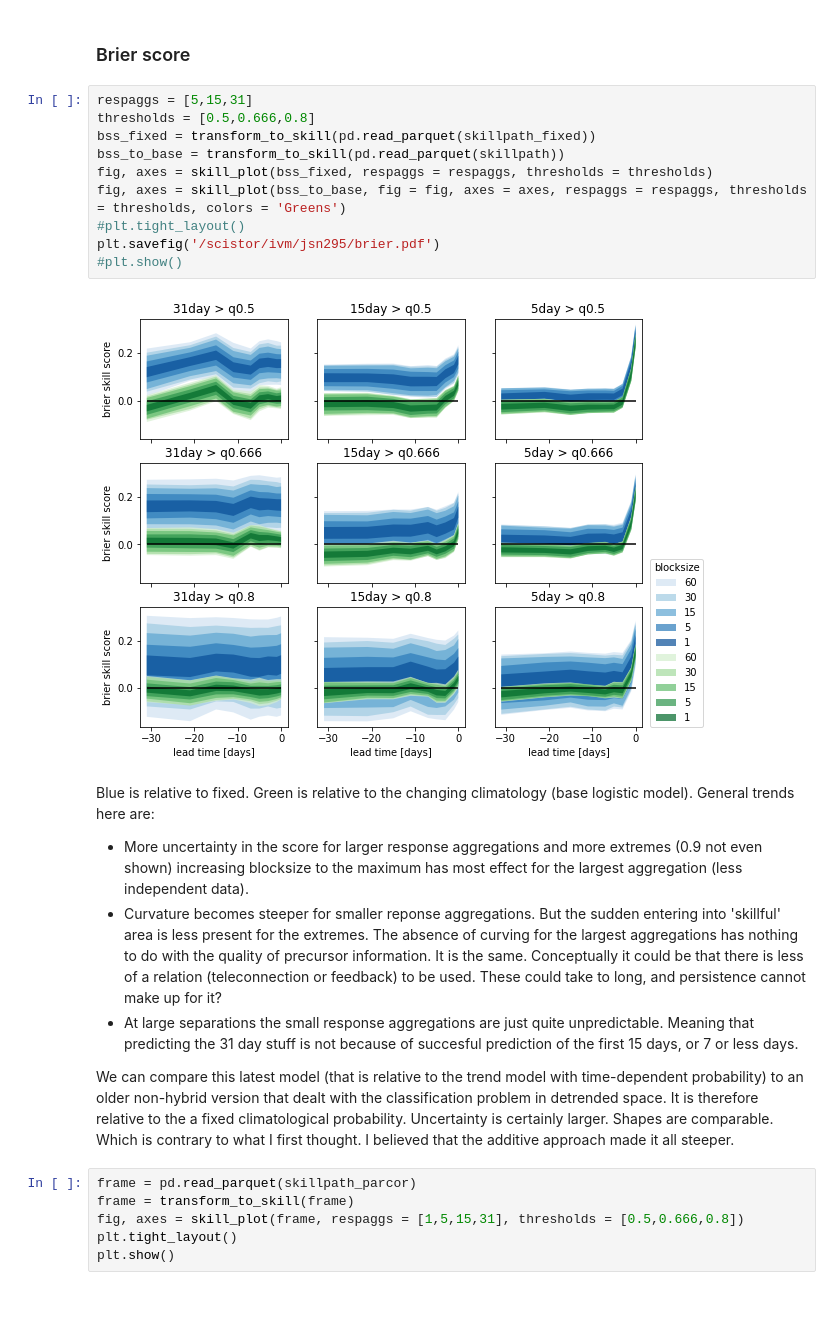
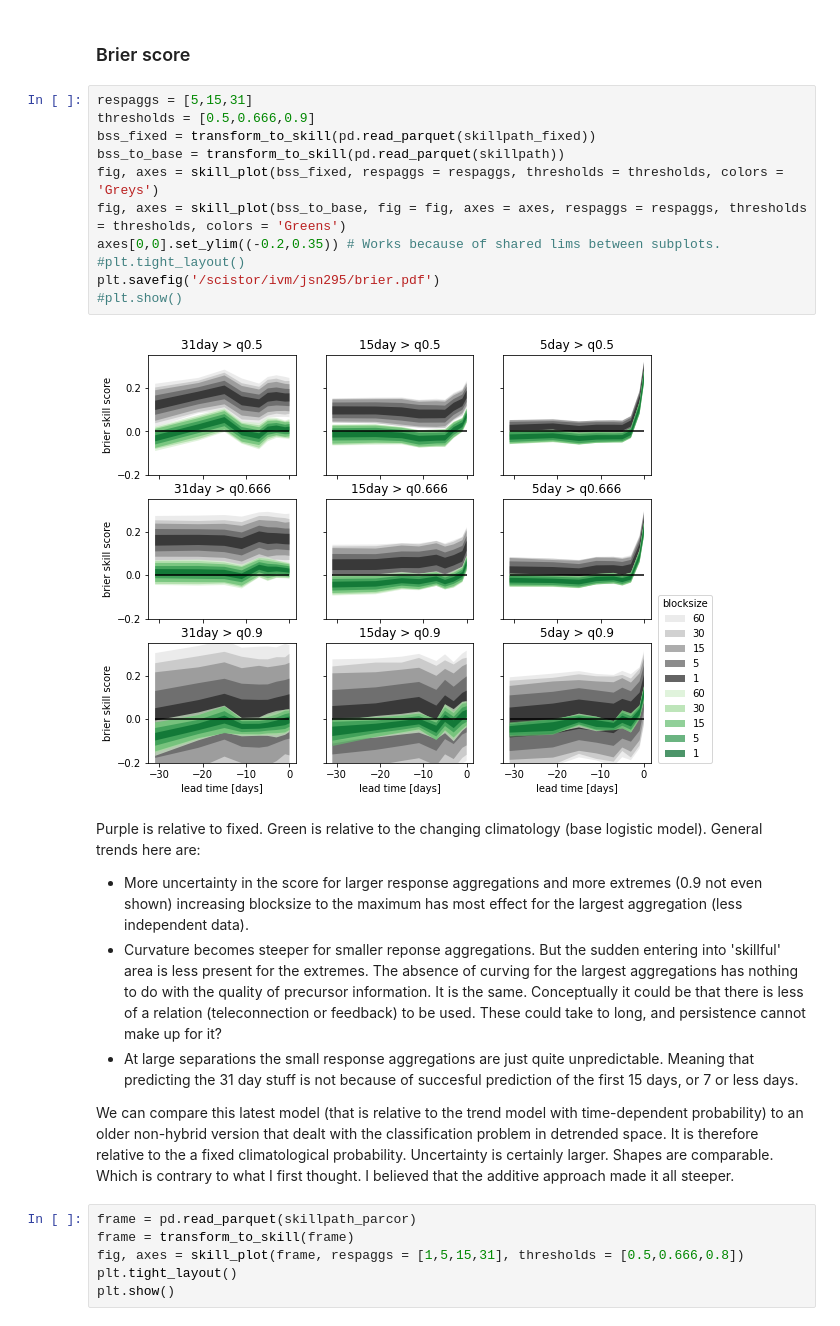
Before and after one commit to chiemvs/Weave, a Jupyter notebook: notebooks/Classifier_skills.ipynb, the cells around one changed output. Cells and saved outputs as stored; diff of their text form.

```diff
--- a/notebooks/Classifier_skills.ipynb
+++ b/notebooks/Classifier_skills.ipynb
@@ -101,18 +101,19 @@ def skill_plot(df, fig = None, axes = None, colors: str = 'Blues', respaggs: lis
 ### Brier score
 # %%
 respaggs = [5,15,31]
-thresholds = [0.5,0.666,0.8]
+thresholds = [0.5,0.666,0.9]
 bss_fixed = transform_to_skill(pd.read_parquet(skillpath_fixed))
 bss_to_base = transform_to_skill(pd.read_parquet(skillpath))
-fig, axes = skill_plot(bss_fixed, respaggs = respaggs, thresholds = thresholds)
+fig, axes = skill_plot(bss_fixed, respaggs = respaggs, thresholds = thresholds, colors = 'Greys')
 fig, axes = skill_plot(bss_to_base, fig = fig, axes = axes, respaggs = respaggs, thresholds = thresholds, colors = 'Greens')
+axes[0,0].set_ylim((-0.2,0.35)) # Works because of shared lims between subplots.
 #plt.tight_layout()
 plt.savefig('/scistor/ivm/jsn295/brier.pdf')
 #plt.show()
 # %% [output]
-[figure, old version]
+[figure, new version]
 # %% [markdown]
-Blue is relative to fixed. Green is relative to the changing climatology (base logistic model). General trends here are:
+Purple is relative to fixed. Green is relative to the changing climatology (base logistic model). General trends here are:
 * More uncertainty in the score for larger response aggregations and more extremes (0.9 not even shown) increasing blocksize to the maximum has most effect for the largest aggregation (less independent data).
 * Curvature becomes steeper for smaller reponse aggregations. But the sudden entering into 'skillful' area is less present for the extremes. The absence of curving for the largest aggregations has nothing to do with the quality of precursor information. It is the same. Conceptually it could be that there is less of a relation (teleconnection or feedback) to be used. These could take to long, and persistence cannot make up for it?
 * At large separations the small response aggregations are just quite unpredictable. Meaning that predicting the 31 day stuff is not because of succesful prediction of the first 15 days, or 7 or less days.
```
Also changed, not shown: parts of 4 cells of this notebook.
